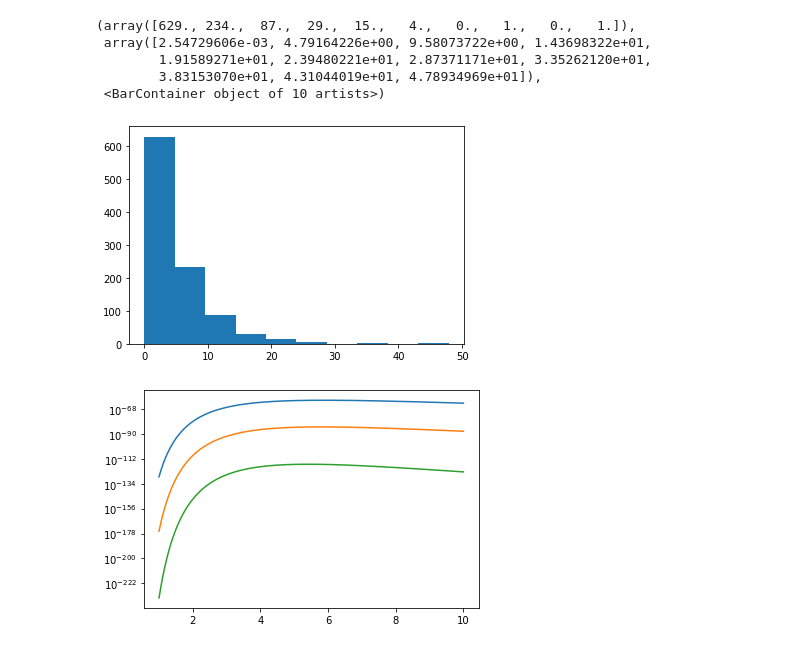
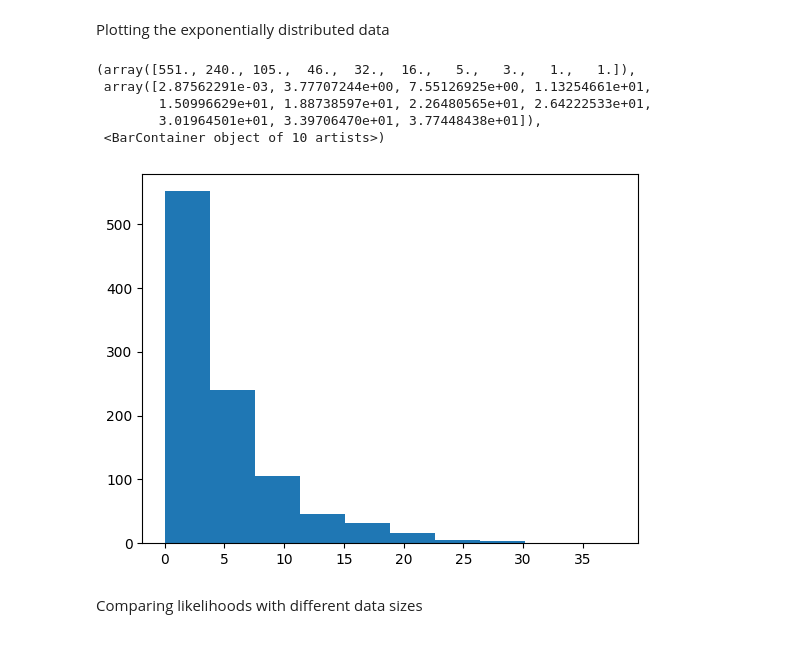
Before and after one commit to Yehan-Edirisinghe/Labo_cal, a Jupyter notebook: lecture_9/note.ipynb, the cells around one changed output. Cells and saved outputs as stored; diff of their text form; code cells hidden in the pictures.

```diff
--- a/lecture_9/note.ipynb
+++ b/lecture_9/note.ipynb
@@ -9,17 +9,23 @@ def exp(tau):
 # %%
 def pdf(N,t0):
     return np.array([exp(t0) for i in range(N)])
+# %% [markdown]
+Plotting the exponentially distributed data
 # %%
 N = 1000
 t0 = 5
-dat = pdf(N,t0)
-plt.hist(dat)
+
+dati = pdf(N,t0)
+
+plt.hist(dati,bins=10)
 # %% [output]
-(array([629., 234.,  87.,  29.,  15.,   4.,   0.,   1.,   0.,   1.]),
- array([2.54729606e-03, 4.79164226e+00, 9.58073722e+00, 1.43698322e+01,
-        1.91589271e+01, 2.39480221e+01, 2.87371171e+01, 3.35262120e+01,
-        3.83153070e+01, 4.31044019e+01, 4.78934969e+01]),
+(array([551., 240., 105.,  46.,  32.,  16.,   5.,   3.,   1.,   1.]),
+ array([2.87562291e-03, 3.77707244e+00, 7.55126925e+00, 1.13254661e+01,
+        1.50996629e+01, 1.88738597e+01, 2.26480565e+01, 2.64222533e+01,
+        3.01964501e+01, 3.39706470e+01, 3.77448438e+01]),
  <BarContainer object of 10 artists>)
-[figure, old version]
+[figure, new version]
+# %% [markdown]
+Comparing likelihoods with different data sizes
 # %%
 def likelihood(dati,t):
@@ -30,23 +33 @@ dati = pdf(150,5)
-# %%
-#Likelihood
-
-dat1 = dati[:50]
-dat2 = dati[:70]
-dat3 = dati[:100]
-
-rang = np.linspace(1,10,1000)
-
-like1 = [likelihood(dat1,t) for t in rang]
-like2 = [likelihood(dat2,t) for t in rang]
-like3 = [likelihood(dat3,t) for t in rang]
-
-plt.plot(rang,like1)
-plt.plot(rang,like2)
-plt.plot(rang,like3)
-
-plt.yscale('log')
-
-# plt.plot(rang,np.log(like))
-# %% [output]
-[figure, removed]
 # %%
```
Also changed, not shown: parts of 9 cells of this notebook.
